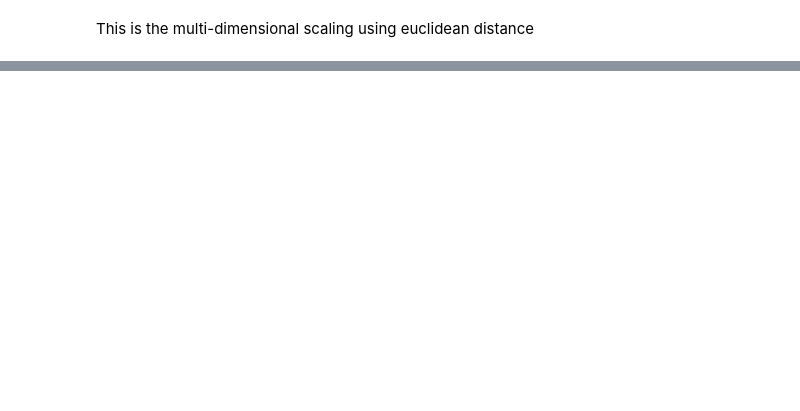
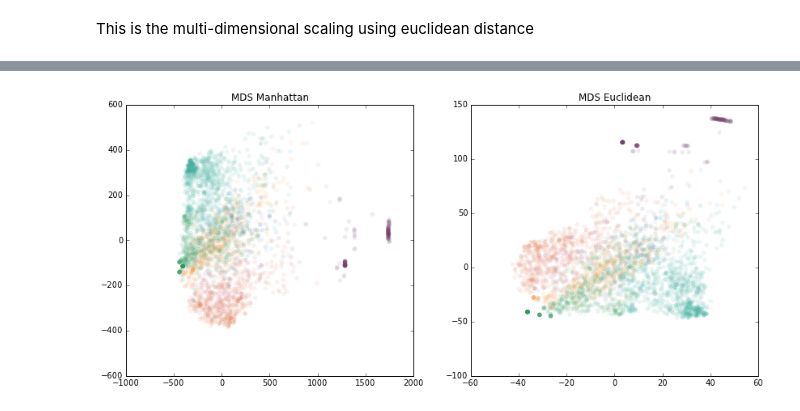
Before and after one commit to krmaxwell/incident-patterns, a Jupyter notebook: clustering-kevin.ipynb, the cells around one changed output, grey strips where cells are left out. Cells and saved outputs as stored; diff of their text form; code cells hidden in the pictures; blank space fills up the shorter version.

```diff
--- a/clustering-kevin.ipynb
+++ b/clustering-kevin.ipynb
@@ -246,0 +256,11 @@ plt.show()
+# %%
+plt.figure(3, figsize=(14,6))
+plt.subplot(121)
+plt.title("MDS Manhattan")
+plt.scatter(df['ypos_m'],df['xpos_m'], s=30, alpha=0.1, linewidths=0, c=list(df['pattern']))
+plt.subplot(122)
+plt.title("MDS Euclidean")
+plt.scatter(df['ypos_e'],df['xpos_e'], s=30, alpha=0.1, linewidths=0, c=list(df['pattern']))
+plt.show()
+# %% [output]
+[figure, added]
```
Also changed, not shown: parts of 3 cells of this notebook.
